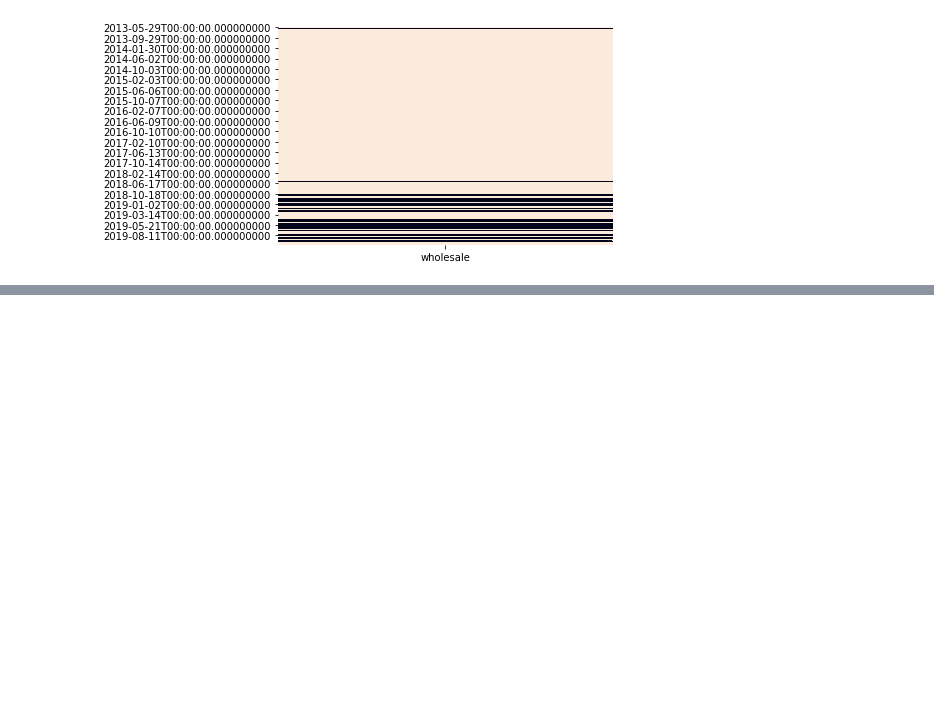
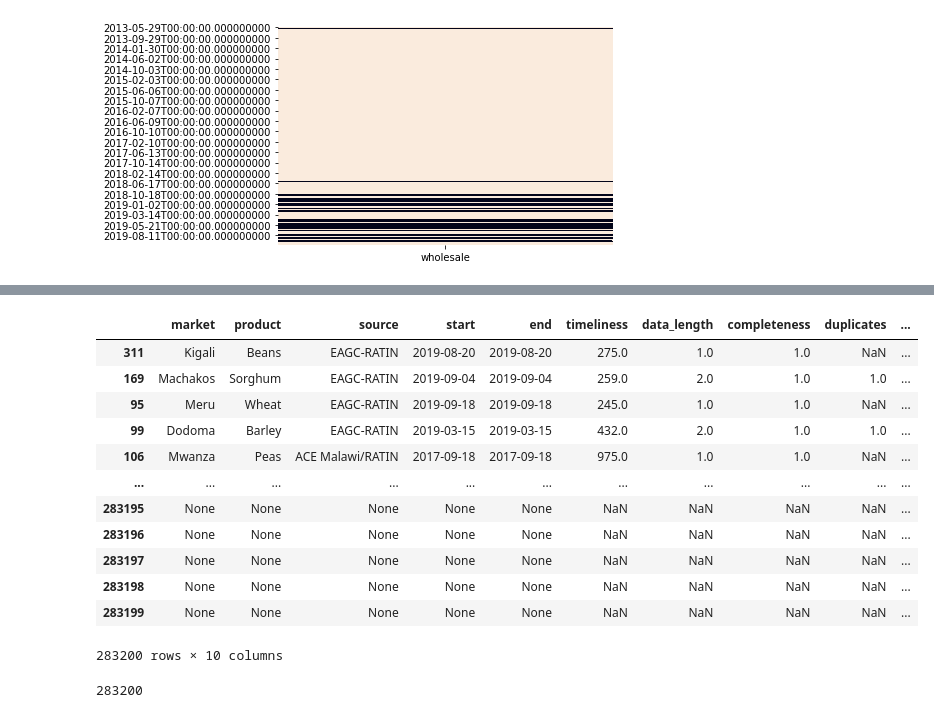
Before and after one commit to qianjing2020/lambda_lab, a Jupyter notebook: notebooks/QC_time_series.ipynb, the cells around one changed output, grey strips where cells are left out. Saved outputs shown, nothing was run; the diff lists cells and outputs as text; code cells hidden in the pictures; blank space fills up the shorter version.

```diff
--- a/notebooks/QC_time_series.ipynb
+++ b/notebooks/QC_time_series.ipynb
@@ -129,12 +132,22 @@ SOURCE_LIST = df['source'].unique().tolist()
 
 # create a summarize table for data quality
 col_names = ['market', 'product', 'source', 'start', 'end', 'timeliness', 'data_length', 'completeness', 'duplicates', 'mode_D']
+""" definitions:
+    start: start of time series
+    end: end of time seires
+    timeliness: gap between the end of time seires and today, days
+    data_length: length of available data in terms of days
+    completeness: not NaN/total data
+    duplicates: number of data sampled on same date
+    mode_D: the most frequent sampling interval in time series, days
 
+
+    """
 m = len(MARKET_LIST)*len(PRODUCT_LIST)*len(SOURCE_LIST)
 n = len(col_names)
-#QC = np.empty((m, n))
-#QC[:] = np.nan
+
 anticipated_QC_size = m*n
+
 QC = [[] for _ in range(m)]
 i = 0
 for MARKET in MARKET_LIST:
@@ -145,7 +158,7 @@ for MARKET in MARKET_LIST:
             cond1 = (df['product_agg']==PRODUCT)
             cond2 = (df['source']==SOURCE)
             cond3 = (df['market']==MARKET)
-            sale_type = 'wholesale'
+            sale_type = 'retail'
 
             subset = df[cond1 & cond2 & cond3].sort_values('date').set_index('date')
 
@@ -161,6 +174,7 @@ for MARKET in MARKET_LIST:
                 START, END = sale.index.min(), sale.index.max()
                 TIMELINESS = (datetime.now()-END).days
 
+                # construct a time frame from start to end
                 date_range = pd.date_range(start=START, end=END, freq='D')
                 time_df = pd.DataFrame([], index=date_range)
 
@@ -181,16 +195,17 @@ for MARKET in MARKET_LIST:
 
                 else:
                     # some data exist
+                    # This decide the difference of sampling date
                     timediff = pd.DataFrame(np.diff(sale.index.values), columns=['D'])
                     x = timediff['D'].value_counts()
                     x.index = x.index.astype(str)
 
-                    if len(x)==1 & x.index=='0 days':
+                    if len(x)==1 & any(x.index=='0 days'):
                         # all data has same date
                         DUPLICATES = x[0]
                         MODE_D = np.nan
 
-                    elif len(x)==1 & ~(x.index=='0 days'):
+                    elif len(x)==1 & ~any(x.index=='0 days'):
                         # all data equally spaced
                         DUPLICATES = np.nan
                         MODE_D = x[0]
@@ -212,6 +227,6 @@ for MARKET in MARKET_LIST:
                 QC[i] = QC_i
                 i = i+1
 
-print(f"DATA QC Meta data size: {QC.itemsize} bytes")
+#print(f"DATA QC Meta data size: {QC.itemsize} bytes")
 # write to DQ dataframe
 QC_df = pd.DataFrame(columns=col_names, data = QC)
@@ -314,0 +263,21 @@ KeyboardInterrupt:
+# %%
+QC_df.sort_values(by=['mode_D'], ascending=True).sort_values(by='completeness', ascending=False)
+# %% [output]
+|  | market | product | source | start | end | timeliness | data_length | completeness | duplicates | ... |
+| 311 | Kigali | Beans | EAGC-RATIN | 2019-08-20 | 2019-08-20 | 275.0 | 1.0 | 1.0 | NaN | ... |
+| 169 | Machakos | Sorghum | EAGC-RATIN | 2019-09-04 | 2019-09-04 | 259.0 | 2.0 | 1.0 | 1.0 | ... |
+| 95 | Meru | Wheat | EAGC-RATIN | 2019-09-18 | 2019-09-18 | 245.0 | 1.0 | 1.0 | NaN | ... |
+| 99 | Dodoma | Barley | EAGC-RATIN | 2019-03-15 | 2019-03-15 | 432.0 | 2.0 | 1.0 | 1.0 | ... |
+| 106 | Mwanza | Peas | ACE Malawi/RATIN | 2017-09-18 | 2017-09-18 | 975.0 | 1.0 | 1.0 | NaN | ... |
+| ... | ... | ... | ... | ... | ... | ... | ... | ... | ... | ... |
+| 283195 | None | None | None | None | None | NaN | NaN | NaN | NaN | ... |
+| 283196 | None | None | None | None | None | NaN | NaN | NaN | NaN | ... |
+| 283197 | None | None | None | None | None | NaN | NaN | NaN | NaN | ... |
+| 283198 | None | None | None | None | None | NaN | NaN | NaN | NaN | ... |
+| 283199 | None | None | None | None | None | NaN | NaN | NaN | NaN | ... |
+283200 rows × 10 columns
+# %%
+QC_df.dropna(axis=0, how='all')
+len(QC_df)
+# %% [output]
+283200
```
Also changed, not shown: parts of 13 cells of this notebook, 4 other files.
